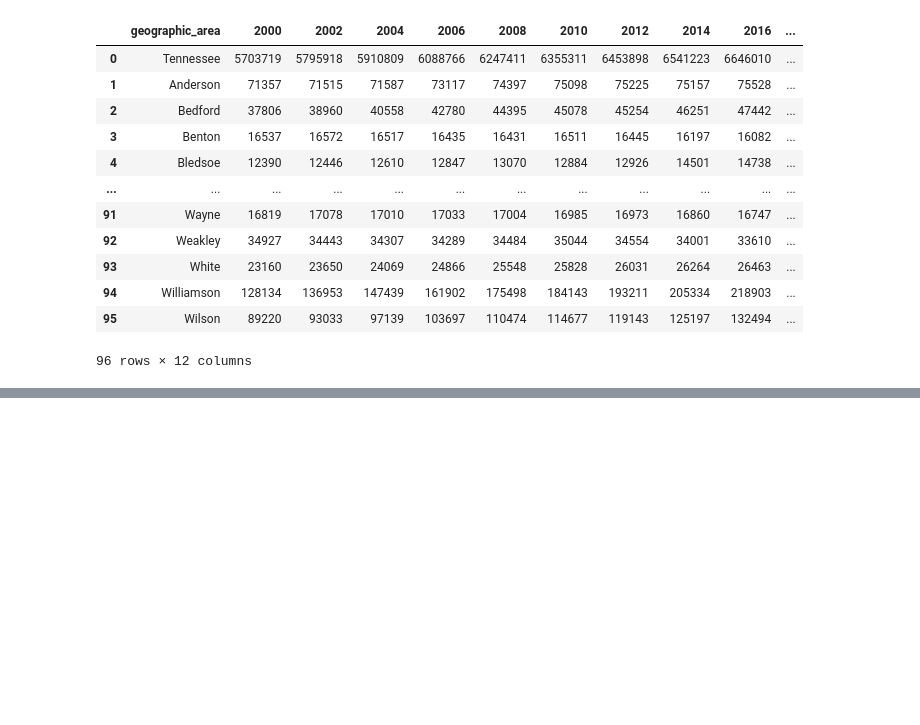
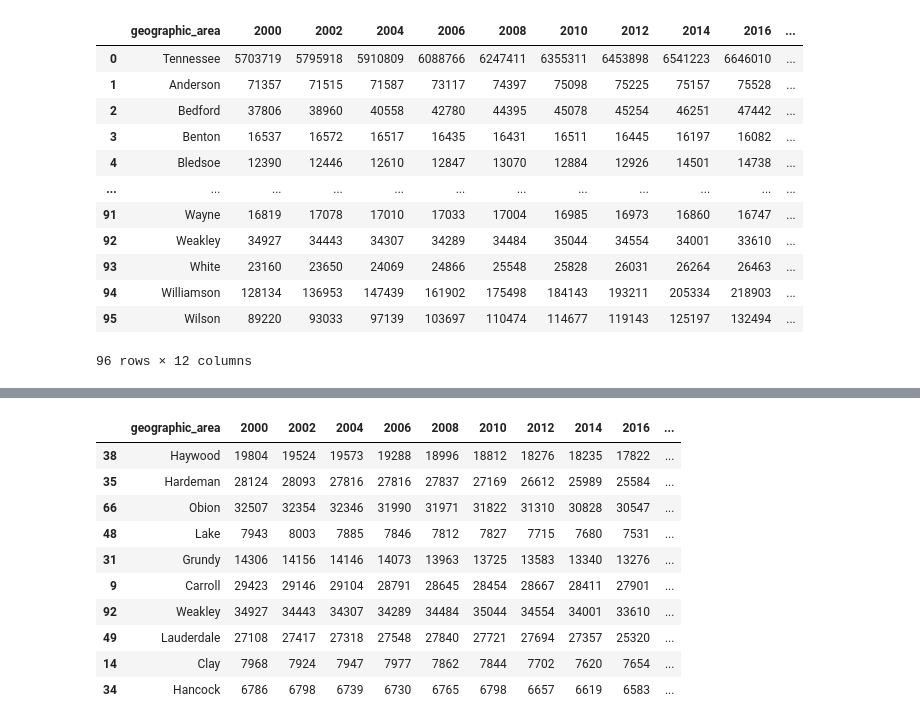
Before and after one commit to DavidMellow/tn-elections, a Jupyter notebook: notebooks/TN Pop 2000-2018.ipynb, the cells around one changed output, grey strips where cells are left out. Cells and saved outputs as stored; diff of their text form; code cells hidden in the pictures; blank space fills up the shorter version.

```diff
--- a/notebooks/TN Pop 2000-2018.ipynb
+++ b/notebooks/TN Pop 2000-2018.ipynb
@@ -361,0 +436,16 @@ tn_pop_2000_2018
+# %%
+# 10 fastest growing counties 200-2018
+tn_pop_2000_2018_b10=tn_pop_2000_2018_agg.nsmallest(10,'Population Change pct')
+tn_pop_2000_2018_b10
+# %% [output]
+|  | geographic_area | 2000 | 2002 | 2004 | 2006 | 2008 | 2010 | 2012 | 2014 | 2016 | ... |
+| 38 | Haywood | 19804 | 19524 | 19573 | 19288 | 18996 | 18812 | 18276 | 18235 | 17822 | ... |
+| 35 | Hardeman | 28124 | 28093 | 27816 | 27816 | 27837 | 27169 | 26612 | 25989 | 25584 | ... |
+| 66 | Obion | 32507 | 32354 | 32346 | 31990 | 31971 | 31822 | 31310 | 30828 | 30547 | ... |
+| 48 | Lake | 7943 | 8003 | 7885 | 7846 | 7812 | 7827 | 7715 | 7680 | 7531 | ... |
+| 31 | Grundy | 14306 | 14156 | 14146 | 14073 | 13963 | 13725 | 13583 | 13340 | 13276 | ... |
+| 9 | Carroll | 29423 | 29146 | 29104 | 28791 | 28645 | 28454 | 28667 | 28411 | 27901 | ... |
+| 92 | Weakley | 34927 | 34443 | 34307 | 34289 | 34484 | 35044 | 34554 | 34001 | 33610 | ... |
+| 49 | Lauderdale | 27108 | 27417 | 27318 | 27548 | 27840 | 27721 | 27694 | 27357 | 25320 | ... |
+| 14 | Clay | 7968 | 7924 | 7947 | 7977 | 7862 | 7844 | 7702 | 7620 | 7654 | ... |
+| 34 | Hancock | 6786 | 6798 | 6739 | 6730 | 6765 | 6798 | 6657 | 6619 | 6583 | ... |
```
Also changed, not shown: parts of 12 cells of this notebook, 1 other file.
